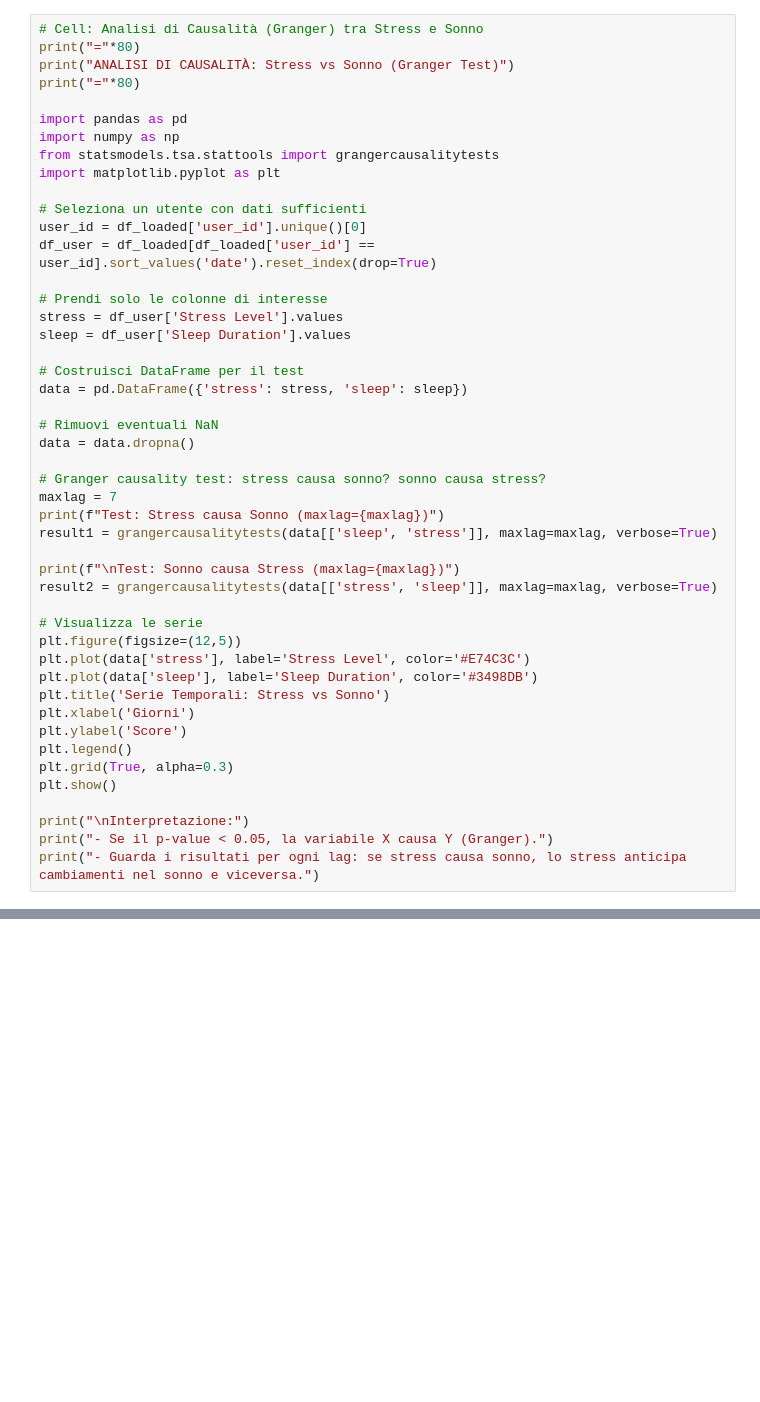
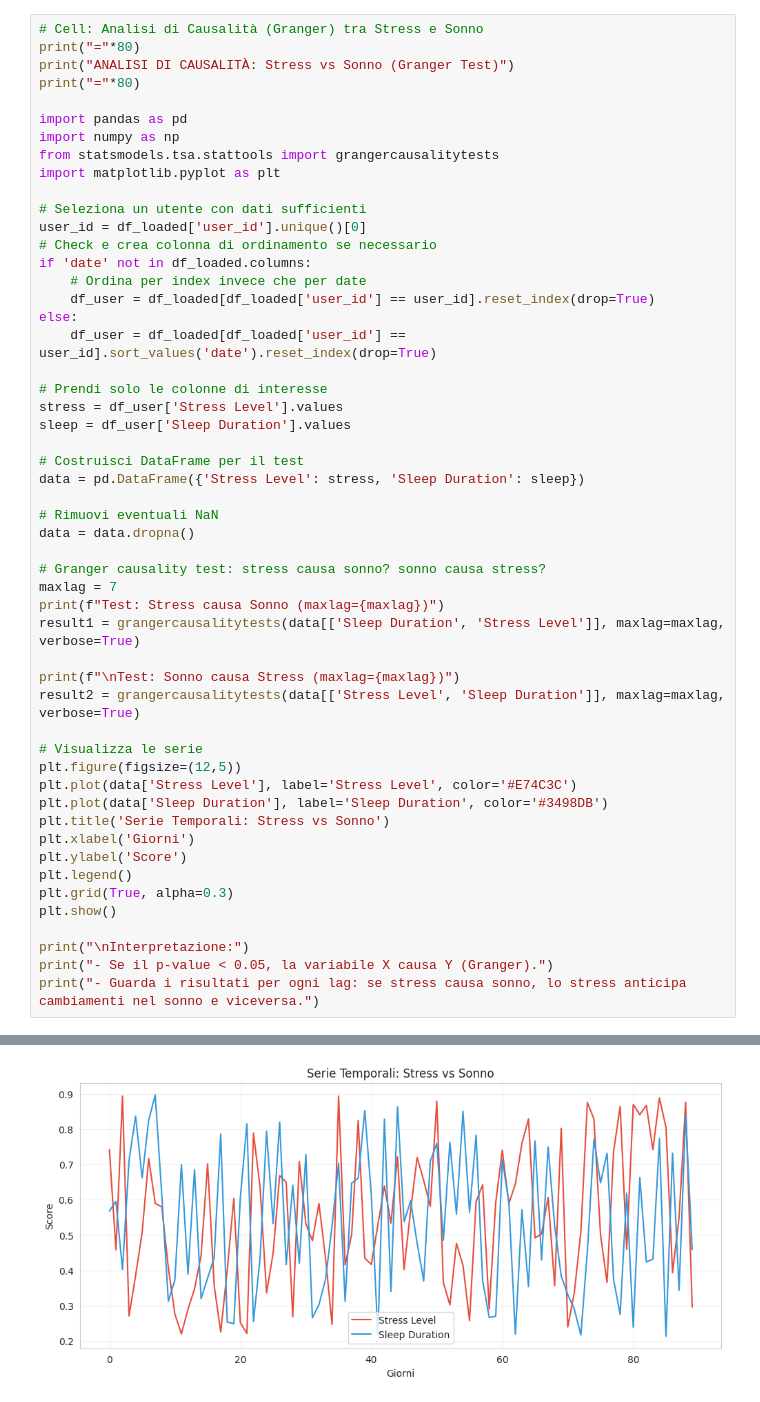
Before and after one commit to danpinocontrollino/FDS-Project, a Jupyter notebook: notebooks/burnout2.ipynb, the cells around one changed output, grey strips where cells are left out. Drawn from its saved outputs; the diff is of its cells as text; blank space fills up the shorter version.

```diff
--- a/notebooks/burnout2.ipynb
+++ b/notebooks/burnout2.ipynb
@@ -1540,14 +1865,19 @@ import matplotlib.pyplot as plt
 
 # Seleziona un utente con dati sufficienti
 user_id = df_loaded['user_id'].unique()[0]
-df_user = df_loaded[df_loaded['user_id'] == user_id].sort_values('date').reset_index(drop=True)
+# Check e crea colonna di ordinamento se necessario
+if 'date' not in df_loaded.columns:
+    # Ordina per index invece che per date
+    df_user = df_loaded[df_loaded['user_id'] == user_id].reset_index(drop=True)
+else:
+    df_user = df_loaded[df_loaded['user_id'] == user_id].sort_values('date').reset_index(drop=True)
 
 # Prendi solo le colonne di interesse
 stress = df_user['Stress Level'].values
 sleep = df_user['Sleep Duration'].values
 
 # Costruisci DataFrame per il test
-data = pd.DataFrame({'stress': stress, 'sleep': sleep})
+data = pd.DataFrame({'Stress Level': stress, 'Sleep Duration': sleep})
 
 # Rimuovi eventuali NaN
 data = data.dropna()
@@ -1555,15 +1885,15 @@ data = data.dropna()
 # Granger causality test: stress causa sonno? sonno causa stress?
 maxlag = 7
 print(f"Test: Stress causa Sonno (maxlag={maxlag})")
-result1 = grangercausalitytests(data[['sleep', 'stress']], maxlag=maxlag, verbose=True)
+result1 = grangercausalitytests(data[['Sleep Duration', 'Stress Level']], maxlag=maxlag, verbose=True)
 
 print(f"\nTest: Sonno causa Stress (maxlag={maxlag})")
-result2 = grangercausalitytests(data[['stress', 'sleep']], maxlag=maxlag, verbose=True)
+result2 = grangercausalitytests(data[['Stress Level', 'Sleep Duration']], maxlag=maxlag, verbose=True)
 
 # Visualizza le serie
 plt.figure(figsize=(12,5))
-plt.plot(data['stress'], label='Stress Level', color='#E74C3C')
-plt.plot(data['sleep'], label='Sleep Duration', color='#3498DB')
+plt.plot(data['Stress Level'], label='Stress Level', color='#E74C3C')
+plt.plot(data['Sleep Duration'], label='Sleep Duration', color='#3498DB')
 plt.title('Serie Temporali: Stress vs Sonno')
 plt.xlabel('Giorni')
 plt.ylabel('Score')
@@ -1574,3 +1904,4 @@ plt.show()
 print("\nInterpretazione:")
 print("- Se il p-value < 0.05, la variabile X causa Y (Granger).")
 print("- Guarda i risultati per ogni lag: se stress causa sonno, lo stress anticipa cambiamenti nel sonno e viceversa.")
+# %% [output]
@@ -1576,0 +1925 @@ print("- Guarda i risultati per ogni lag: se stress causa sonno, lo stress antic
+[figure, added]
```
Also changed, not shown: parts of 20 cells of this notebook, 10 other files.
